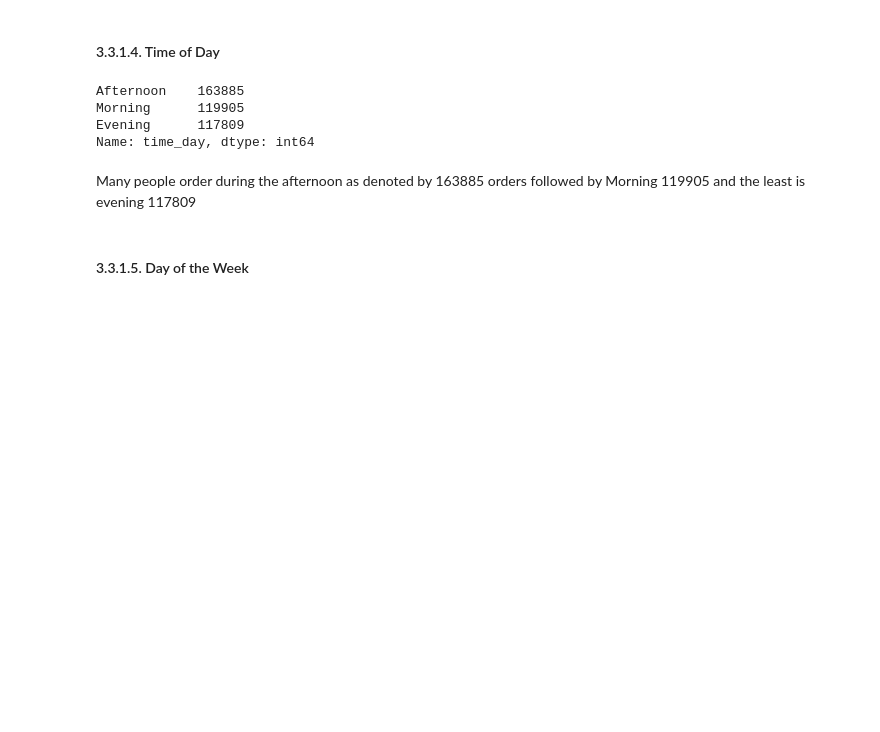
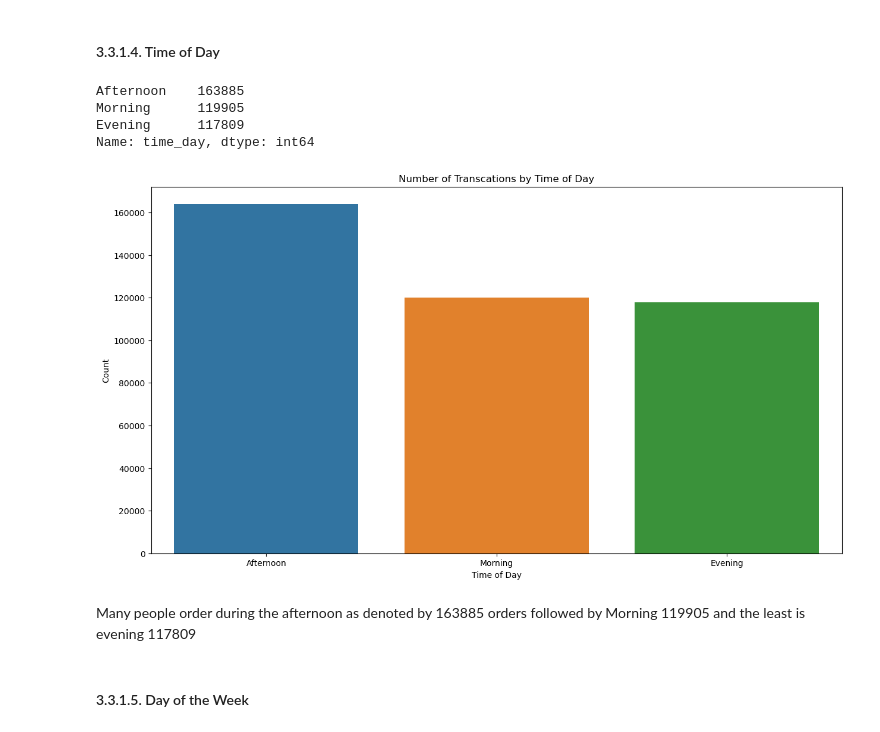
Before and after one commit to Azegele/Phase-4-Project, a Jupyter notebook: Ecommerce Data Set.ipynb, the cells around one changed output. Saved outputs shown, nothing was run; the diff lists cells and outputs as text; code cells hidden in the pictures; blank space fills up the shorter version.

```diff
--- a/Ecommerce Data Set.ipynb
+++ b/Ecommerce Data Set.ipynb
@@ -481,6 +468,16 @@ Afternoon    163885
 Morning      119905
 Evening      117809
 Name: time_day, dtype: int64
+# %%
+plt.figure(figsize=(15,8))
+
+sns.countplot(x='time_day', data= df, order=df['time_day'].value_counts().index)
+plt.title('Number of Transcations by Time of Day')
+plt.xlabel('Time of Day')
+plt.ylabel('Count')
+plt.show()
+# %% [output]
+[figure, added]
 # %% [markdown]
 Many people order during the afternoon as denoted by 163885 orders followed by Morning 119905 and the least is evening 117809
 # %% [markdown]
```
Also changed, not shown: parts of 13 cells of this notebook, 3 other files.
